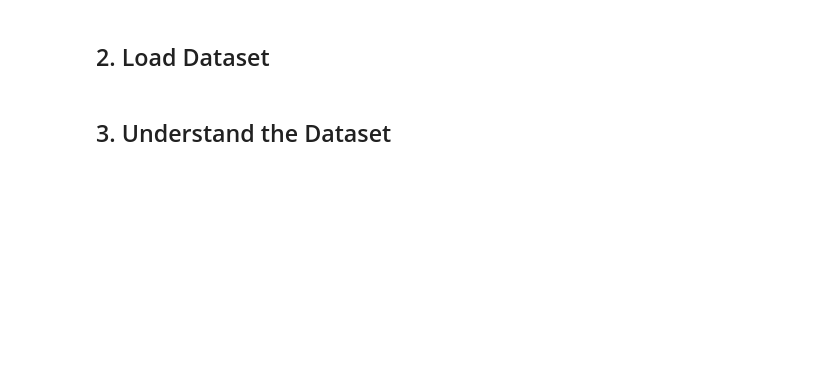
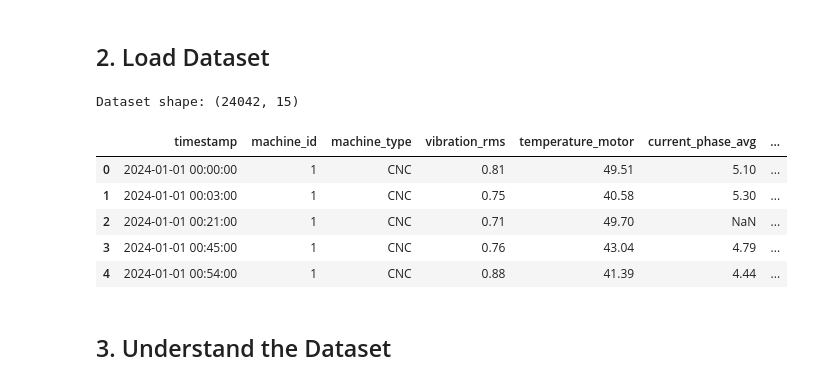
Before and after one commit to codex10hackathon/codex10-zenesys, a Jupyter notebook: model-train/Intelligent_Asset_Lifecycle_Failure_Prediction.ipynb, the cells around one changed output. Saved outputs shown, nothing was run; the diff lists cells and outputs as text; code cells hidden in the pictures; blank space fills up the shorter version.

```diff
--- a/model-train/Intelligent_Asset_Lifecycle_Failure_Prediction.ipynb
+++ b/model-train/Intelligent_Asset_Lifecycle_Failure_Prediction.ipynb
@@ -56,12 +63,20 @@ print("Libraries imported successfully.")
 # %%
 
 # Change this path if your CSV is stored somewhere else
-DATA_PATH = "industrial_machine_predictive_maintenance.csv"
+DATA_PATH = "/content/drive/MyDrive/Zenesys/industrial_machine_predictive_maintenance.csv"
 
 df = pd.read_csv(DATA_PATH)
 
 print("Dataset shape:", df.shape)
 df.head()
+# %% [output]
+Dataset shape: (24042, 15)
+|  | timestamp | machine_id | machine_type | vibration_rms | temperature_motor | current_phase_avg | ... |
+| 0 | 2024-01-01 00:00:00 | 1 | CNC | 0.81 | 49.51 | 5.10 | ... |
+| 1 | 2024-01-01 00:03:00 | 1 | CNC | 0.75 | 40.58 | 5.30 | ... |
+| 2 | 2024-01-01 00:21:00 | 1 | CNC | 0.71 | 49.70 | NaN | ... |
+| 3 | 2024-01-01 00:45:00 | 1 | CNC | 0.76 | 43.04 | 4.79 | ... |
+| 4 | 2024-01-01 00:54:00 | 1 | CNC | 0.88 | 41.39 | 4.44 | ... |
 # %% [markdown]
 ## 3. Understand the Dataset
 # %%
```
Also changed, not shown: parts of 26 cells of this notebook, 1 other file.
